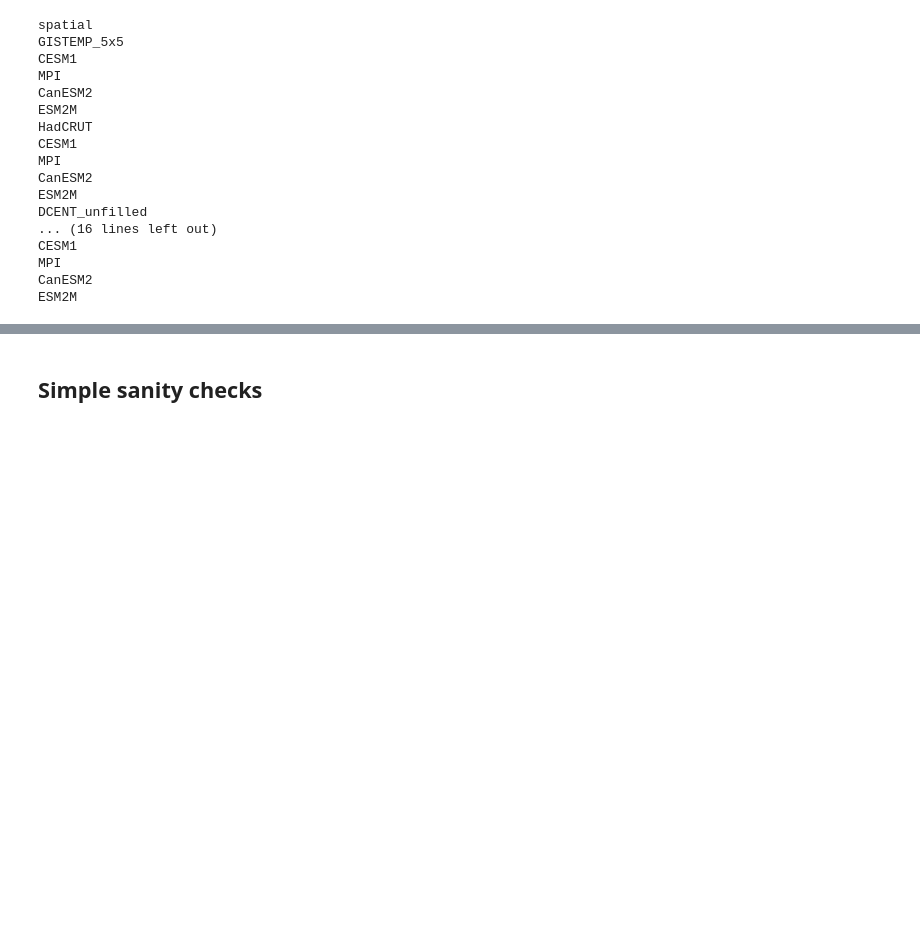
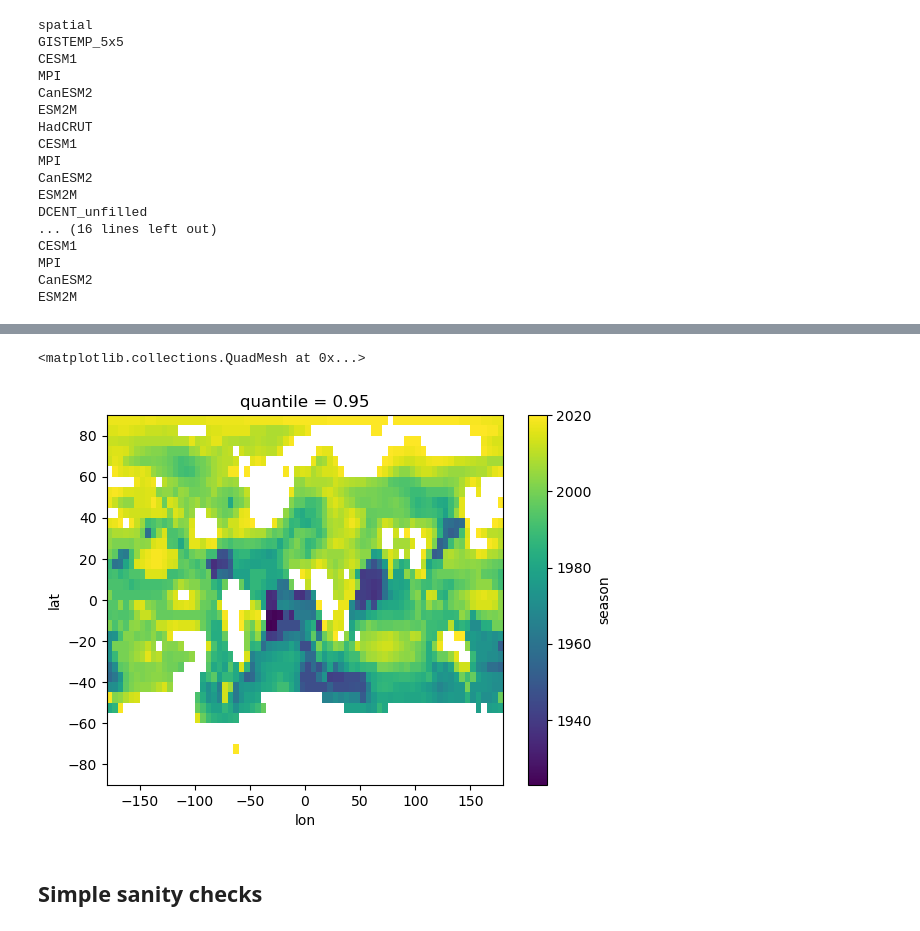
Before and after one commit to jshaw35/internalvar-vs-obsunc, a Jupyter notebook: preprocess_obs3/preprocess12.0_computeToE.ipynb, the cells around one changed output, grey strips where cells are left out. Cells and saved outputs as stored; diff of their text form; code cells hidden in the pictures; blank space fills up the shorter version.

```diff
--- a/preprocess_obs3/preprocess12.0_computeToE.ipynb
+++ b/preprocess_obs3/preprocess12.0_computeToE.ipynb
@@ -558,3 +674,8 @@ regional_masked_da.to_netcdf(f"{toe_savedir}/ToE_delay.IPCCRegions.nc")
+# %%
+strict_spatial_toe["season"].plot()
+# %% [output]
+<matplotlib.collections.QuadMesh at 0x...>
+[figure, added]
 # %% [markdown]
 ## Simple sanity checks
 # %%
```
Also changed, not shown: parts of 10 cells of this notebook, 8 other files.
